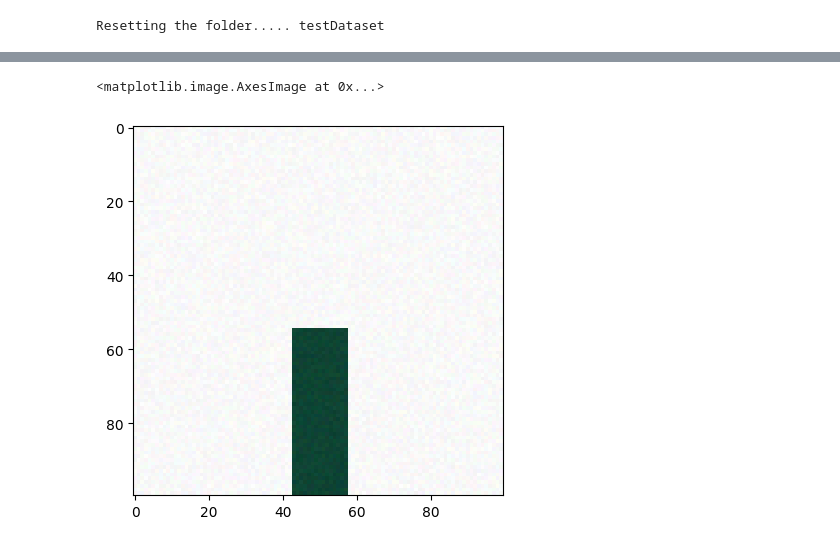
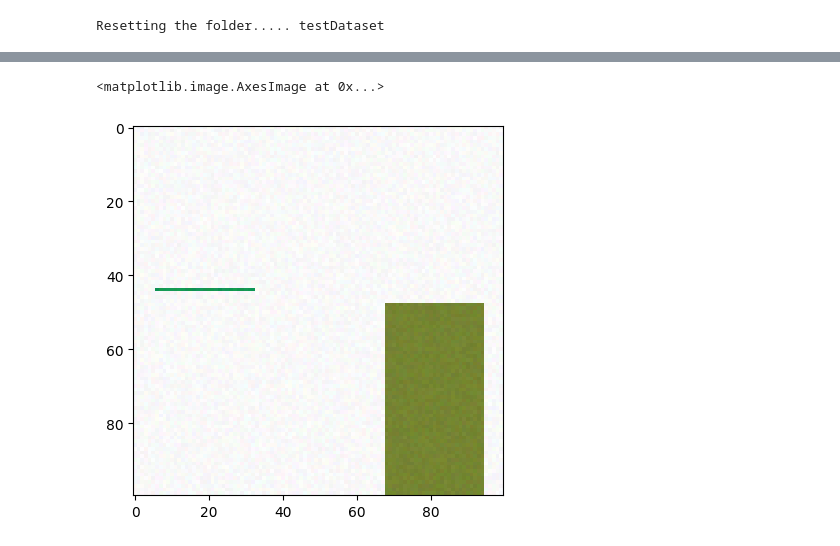
Before and after one commit to mahsageshvadi/Instance-based-RN, a Jupyter notebook: Codes_PureExperiment_default_5_times/Task1_ourNewTasks/Test_MaskRCNN_ON_different_images.ipynb, the cells around one changed output, grey strips where cells are left out. Saved outputs shown, nothing was run; the diff lists cells and outputs as text; code cells hidden in the pictures.

```diff
--- a/Codes_PureExperiment_default_5_times/Task1_ourNewTasks/Test_MaskRCNN_ON_different_images.ipynb
+++ b/Codes_PureExperiment_default_5_times/Task1_ourNewTasks/Test_MaskRCNN_ON_different_images.ipynb
@@ -164,8 +179,8 @@ plt.imshow(image)
 # %%
-plt.imshow(segments[1])
+plt.imshow(segments[2])
 # %% [output]
 <matplotlib.image.AxesImage at 0x...>
-[figure, old version]
+[figure, new version]
 # %%
 from mrcnn import visualize
 # %%
```
Also changed, not shown: parts of 5 cells of this notebook, 4 other files.
